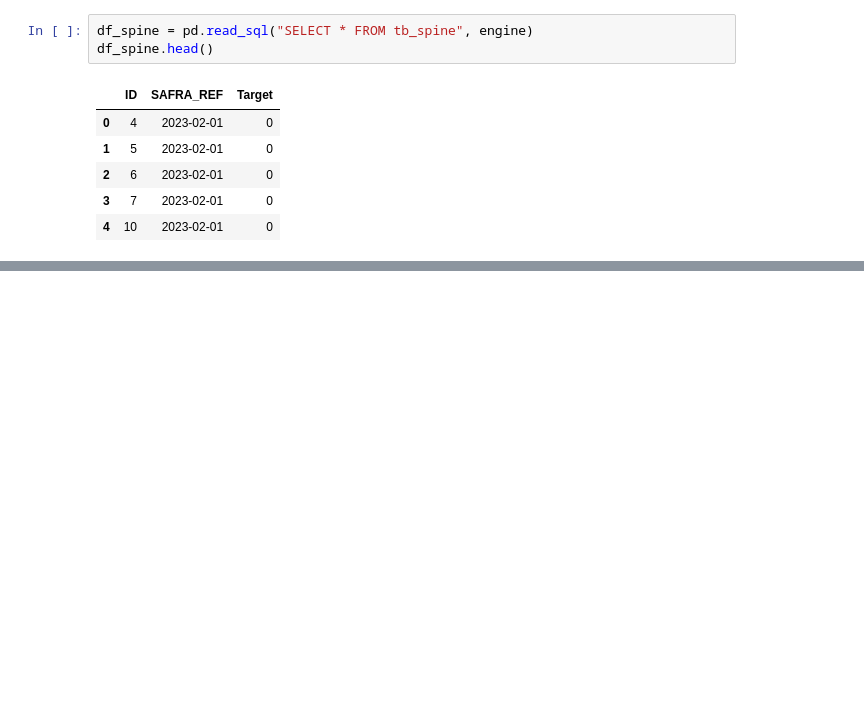
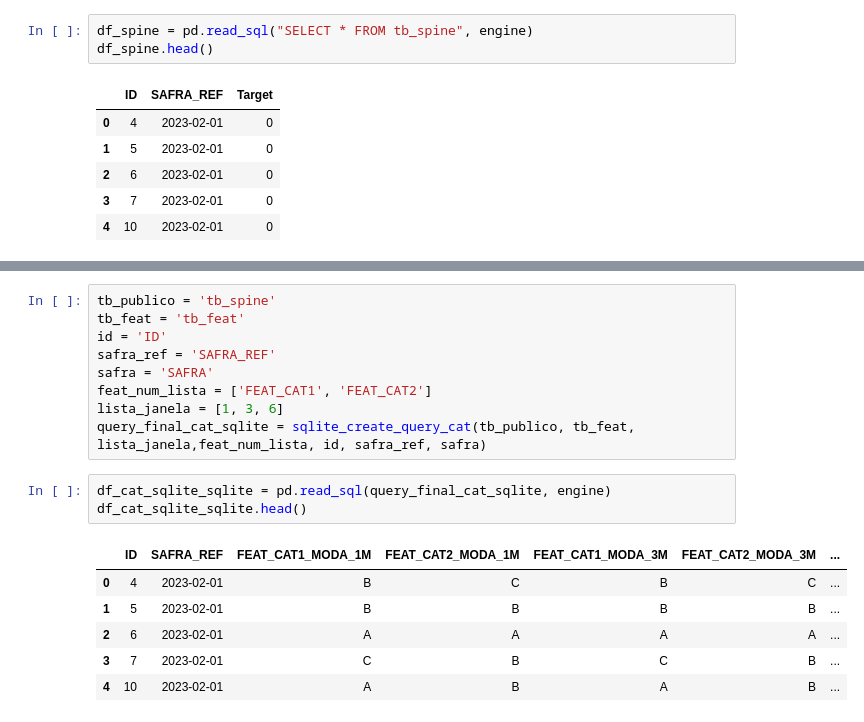
Before and after one commit to ravennaro/featsql, a Jupyter notebook: nbs/index.ipynb, the cells around one changed output, grey strips where cells are left out. Saved outputs shown, nothing was run; the diff lists cells and outputs as text; blank space fills up the shorter version.

```diff
--- a/nbs/index.ipynb
+++ b/nbs/index.ipynb
@@ -141,0 +106,19 @@ print(query_final_cat)
+# %%
+tb_publico = 'tb_spine'
+tb_feat = 'tb_feat'
+id = 'ID'
+safra_ref = 'SAFRA_REF'
+safra = 'SAFRA'
+feat_num_lista = ['FEAT_CAT1', 'FEAT_CAT2']
+lista_janela = [1, 3, 6]
+query_final_cat_sqlite = sqlite_create_query_cat(tb_publico, tb_feat, lista_janela,feat_num_lista, id, safra_ref, safra)
+# %%
+df_cat_sqlite_sqlite = pd.read_sql(query_final_cat_sqlite, engine)
+df_cat_sqlite_sqlite.head()
+# %% [output]
+|  | ID | SAFRA_REF | FEAT_CAT1_MODA_1M | FEAT_CAT2_MODA_1M | FEAT_CAT1_MODA_3M | FEAT_CAT2_MODA_3M | ... |
+| 0 | 4 | 2023-02-01 | B | C | B | C | ... |
+| 1 | 5 | 2023-02-01 | B | B | B | B | ... |
+| 2 | 6 | 2023-02-01 | A | A | A | A | ... |
+| 3 | 7 | 2023-02-01 | C | B | C | B | ... |
+| 4 | 10 | 2023-02-01 | A | B | A | B | ... |
```
Also changed, not shown: parts of 79 cells of this notebook, 12 other files.
